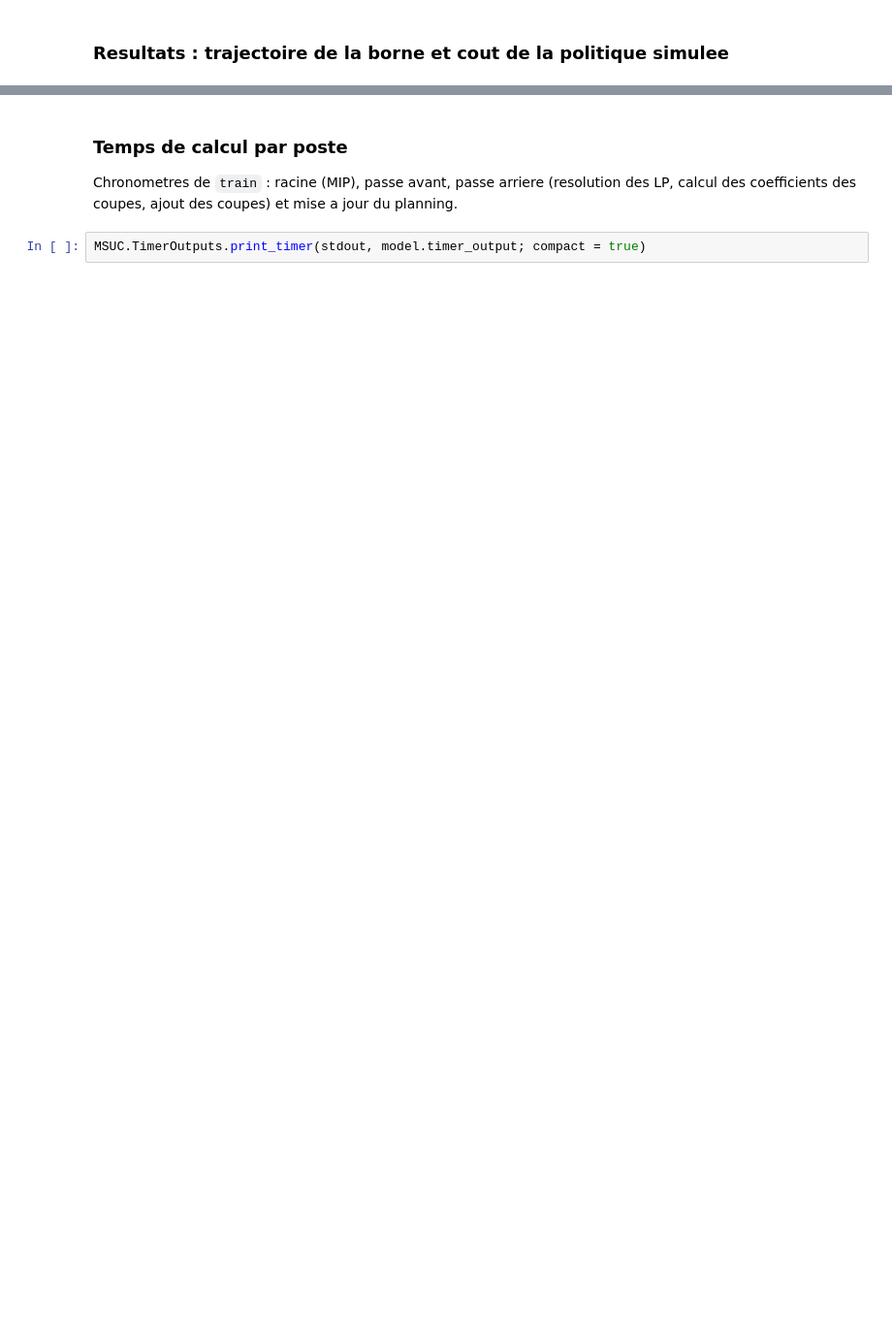
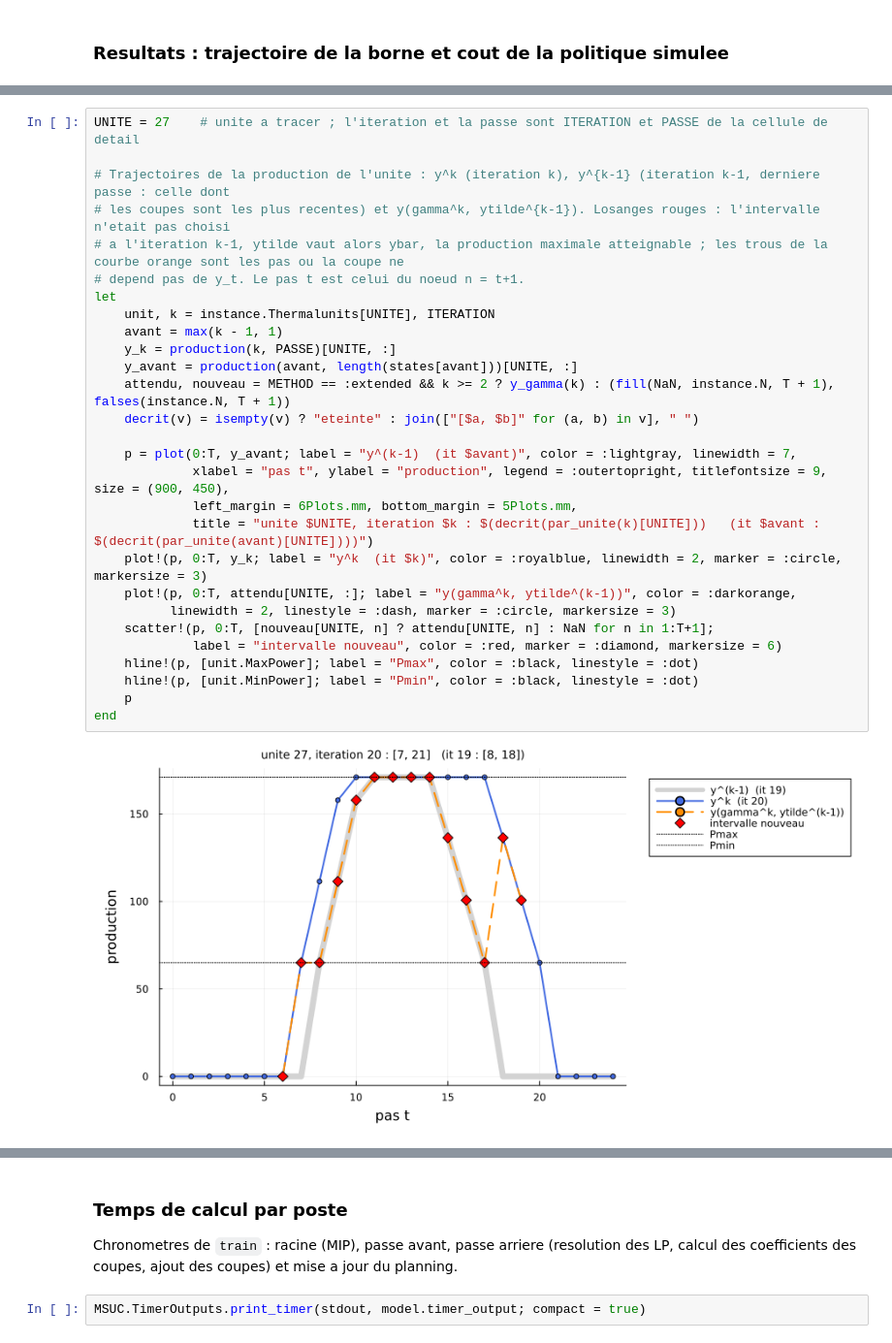
Before and after one commit to MathisAzema/MSUC, a Jupyter notebook: validation.ipynb, the cells around one changed output, grey strips where cells are left out. Shown at 97% size. Drawn from its saved outputs; the diff is of its cells as text; blank space fills up the shorter version.

```diff
--- a/validation.ipynb
+++ b/validation.ipynb
@@ -136,0 +360,30 @@ borne finale = 9423296.72  ->  encadrement relatif = 7.52e+00
+# %%
+UNITE = 27    # unite a tracer ; l'iteration et la passe sont ITERATION et PASSE de la cellule de detail
+
+# Trajectoires de la production de l'unite : y^k (iteration k), y^{k-1} (iteration k-1, derniere passe : celle dont
+# les coupes sont les plus recentes) et y(gamma^k, ytilde^{k-1}). Losanges rouges : l'intervalle n'etait pas choisi
+# a l'iteration k-1, ytilde vaut alors ybar, la production maximale atteignable ; les trous de la courbe orange sont les pas ou la coupe ne
+# depend pas de y_t. Le pas t est celui du noeud n = t+1.
+let
+    unit, k = instance.Thermalunits[UNITE], ITERATION
+    avant = max(k - 1, 1)
+    y_k = production(k, PASSE)[UNITE, :]
+    y_avant = production(avant, length(states[avant]))[UNITE, :]
+    attendu, nouveau = METHOD == :extended && k >= 2 ? y_gamma(k) : (fill(NaN, instance.N, T + 1), falses(instance.N, T + 1))
+    decrit(v) = isempty(v) ? "eteinte" : join(["[$a, $b]" for (a, b) in v], " ")
+
+    p = plot(0:T, y_avant; label = "y^(k-1)  (it $avant)", color = :lightgray, linewidth = 7,
+             xlabel = "pas t", ylabel = "production", legend = :outertopright, titlefontsize = 9, size = (900, 450),
+             left_margin = 6Plots.mm, bottom_margin = 5Plots.mm,
+             title = "unite $UNITE, iteration $k : $(decrit(par_unite(k)[UNITE]))   (it $avant : $(decrit(par_unite(avant)[UNITE])))")
+    plot!(p, 0:T, y_k; label = "y^k  (it $k)", color = :royalblue, linewidth = 2, marker = :circle, markersize = 3)
+    plot!(p, 0:T, attendu[UNITE, :]; label = "y(gamma^k, ytilde^(k-1))", color = :darkorange,
+          linewidth = 2, linestyle = :dash, marker = :circle, markersize = 3)
+    scatter!(p, 0:T, [nouveau[UNITE, n] ? attendu[UNITE, n] : NaN for n in 1:T+1];
+             label = "intervalle nouveau", color = :red, marker = :diamond, markersize = 6)
+    hline!(p, [unit.MaxPower]; label = "Pmax", color = :black, linestyle = :dot)
+    hline!(p, [unit.MinPower]; label = "Pmin", color = :black, linestyle = :dot)
+    p
+end
+# %% [output]
+[figure, added]
```
Also changed, not shown: parts of 13 cells of this notebook, 4 other files.
